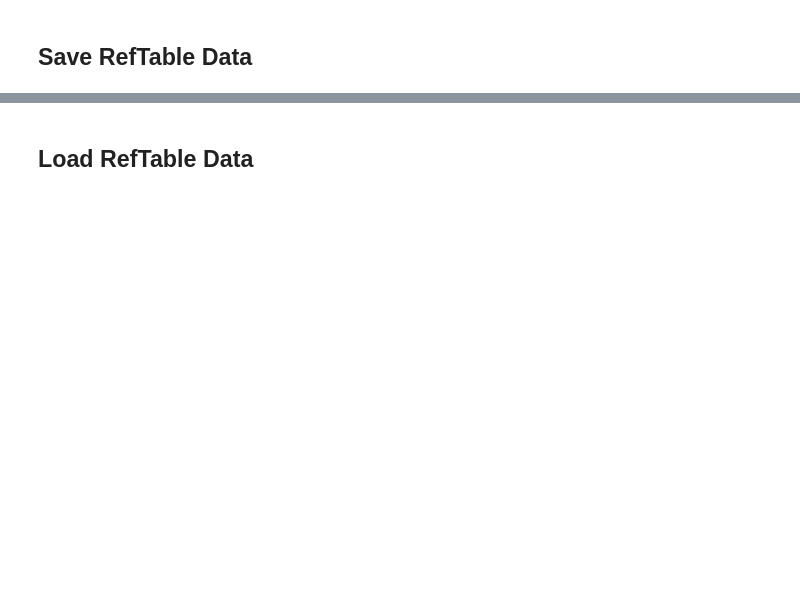
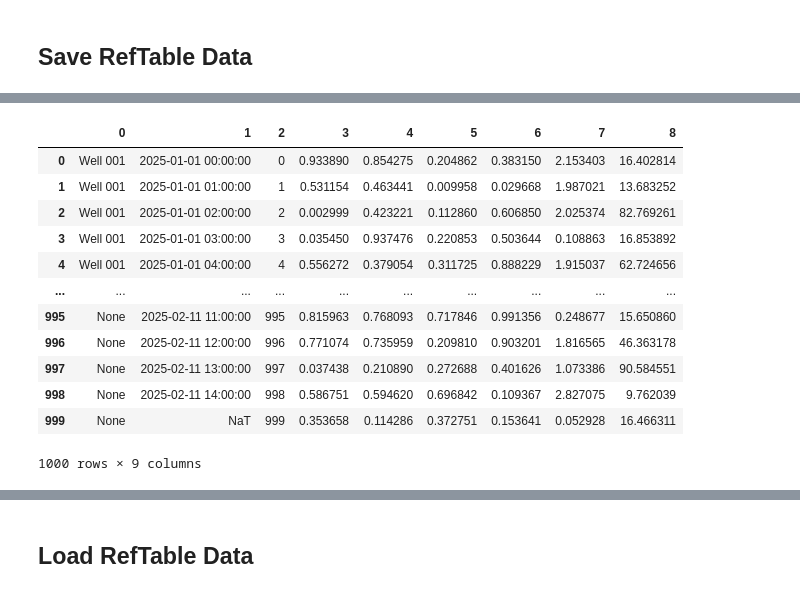
Before and after one commit to Datagration/petrovisor-python-api, a Jupyter notebook: examples/reference_tables.ipynb, the cells around one changed output, grey strips where cells are left out. Cells and saved outputs as stored; diff of their text form; code cells hidden in the pictures; blank space fills up the shorter version.

```diff
--- a/examples/reference_tables.ipynb
+++ b/examples/reference_tables.ipynb
@@ -128,5 +165,7 @@ api.get_ref_table_data_info(name)
 # %% [markdown]
 ## Save RefTable Data
+# %%
+df = df.rename(columns={"F [cm]": "F [m]", "E [ft]": "E [m]"})
 # %%
 # save data and overwrite existing data, meaning that rows with the same 'Entity', 'Timestamp/Date/Time', 'Key' will be overwritten
 
@@ -141,3 +180,21 @@ Elapsed time: 0.005513131618499756
+# %%
+# df = df.rename(columns={"F": "F [cm]", "E": "E [ft]"})
+df = df.rename(columns={col: i for i, col in enumerate(df.columns)})
+df
+# %% [output]
+|  | 0 | 1 | 2 | 3 | 4 | 5 | 6 | 7 | 8 |
+| 0 | Well 001 | 2025-01-01 00:00:00 | 0 | 0.933890 | 0.854275 | 0.204862 | 0.383150 | 2.153403 | 16.402814 |
+| 1 | Well 001 | 2025-01-01 01:00:00 | 1 | 0.531154 | 0.463441 | 0.009958 | 0.029668 | 1.987021 | 13.683252 |
+| 2 | Well 001 | 2025-01-01 02:00:00 | 2 | 0.002999 | 0.423221 | 0.112860 | 0.606850 | 2.025374 | 82.769261 |
+| 3 | Well 001 | 2025-01-01 03:00:00 | 3 | 0.035450 | 0.937476 | 0.220853 | 0.503644 | 0.108863 | 16.853892 |
+| 4 | Well 001 | 2025-01-01 04:00:00 | 4 | 0.556272 | 0.379054 | 0.311725 | 0.888229 | 1.915037 | 62.724656 |
+| ... | ... | ... | ... | ... | ... | ... | ... | ... | ... |
+| 995 | None | 2025-02-11 11:00:00 | 995 | 0.815963 | 0.768093 | 0.717846 | 0.991356 | 0.248677 | 15.650860 |
+| 996 | None | 2025-02-11 12:00:00 | 996 | 0.771074 | 0.735959 | 0.209810 | 0.903201 | 1.816565 | 46.363178 |
+| 997 | None | 2025-02-11 13:00:00 | 997 | 0.037438 | 0.210890 | 0.272688 | 0.401626 | 1.073386 | 90.584551 |
+| 998 | None | 2025-02-11 14:00:00 | 998 | 0.586751 | 0.594620 | 0.696842 | 0.109367 | 2.827075 | 9.762039 |
+| 999 | None | NaT | 999 | 0.353658 | 0.114286 | 0.372751 | 0.153641 | 0.052928 | 16.466311 |
+1000 rows × 9 columns
 # %%
 # save data but keep existing data, meaning that rows with the same 'Entity', 'Timestamp/Date/Time', 'Key' will be not overwritten
 
```
Also changed, not shown: parts of 20 cells of this notebook.
